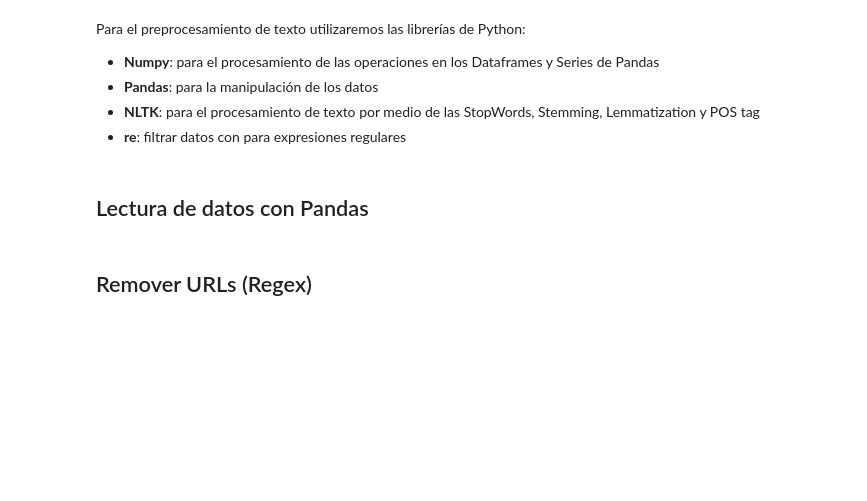
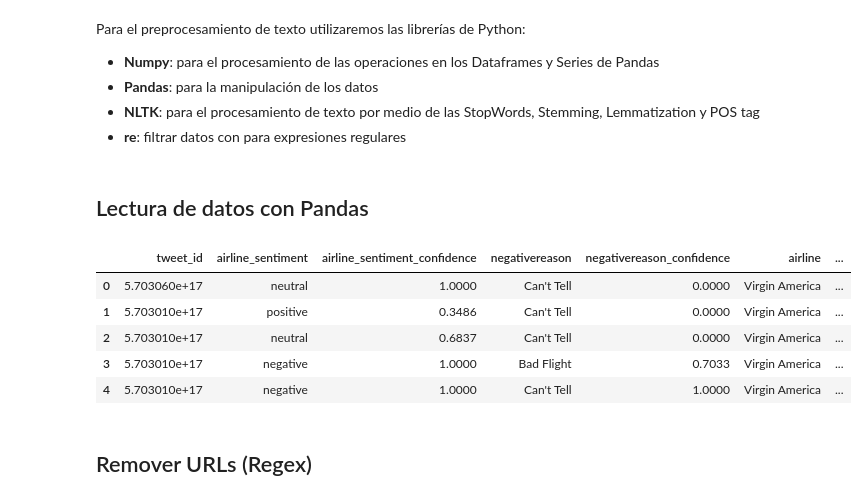
Before and after one commit to LuisLopez97/dashboardParametrizable, a Jupyter notebook: dashboard/backend/preprocesamiento/Preprocesamiento de datos.ipynb, the cells around one changed output. Cells and saved outputs as stored; diff of their text form; code cells hidden in the pictures; blank space fills up the shorter version.

```diff
--- a/dashboard/backend/preprocesamiento/Preprocesamiento de datos.ipynb
+++ b/dashboard/backend/preprocesamiento/Preprocesamiento de datos.ipynb
@@ -26,4 +26,11 @@ pd.set_option('display.max_colwidth', -1)
 # %%
 # Lectura de CSV
 data = pd.read_csv("Tweets_pg_prepared.csv")
-#data.head(20) # Muestra los datos
+data.head(5) # Muestra los datos
+# %% [output]
+|  | tweet_id | airline_sentiment | airline_sentiment_confidence | negativereason | negativereason_confidence | airline | ... |
+| 0 | 5.703060e+17 | neutral | 1.0000 | Can't Tell | 0.0000 | Virgin America | ... |
+| 1 | 5.703010e+17 | positive | 0.3486 | Can't Tell | 0.0000 | Virgin America | ... |
+| 2 | 5.703010e+17 | neutral | 0.6837 | Can't Tell | 0.0000 | Virgin America | ... |
+| 3 | 5.703010e+17 | negative | 1.0000 | Bad Flight | 0.7033 | Virgin America | ... |
+| 4 | 5.703010e+17 | negative | 1.0000 | Can't Tell | 1.0000 | Virgin America | ... |
```
Also changed, not shown: parts of 1 cell of this notebook, 1 other file.
